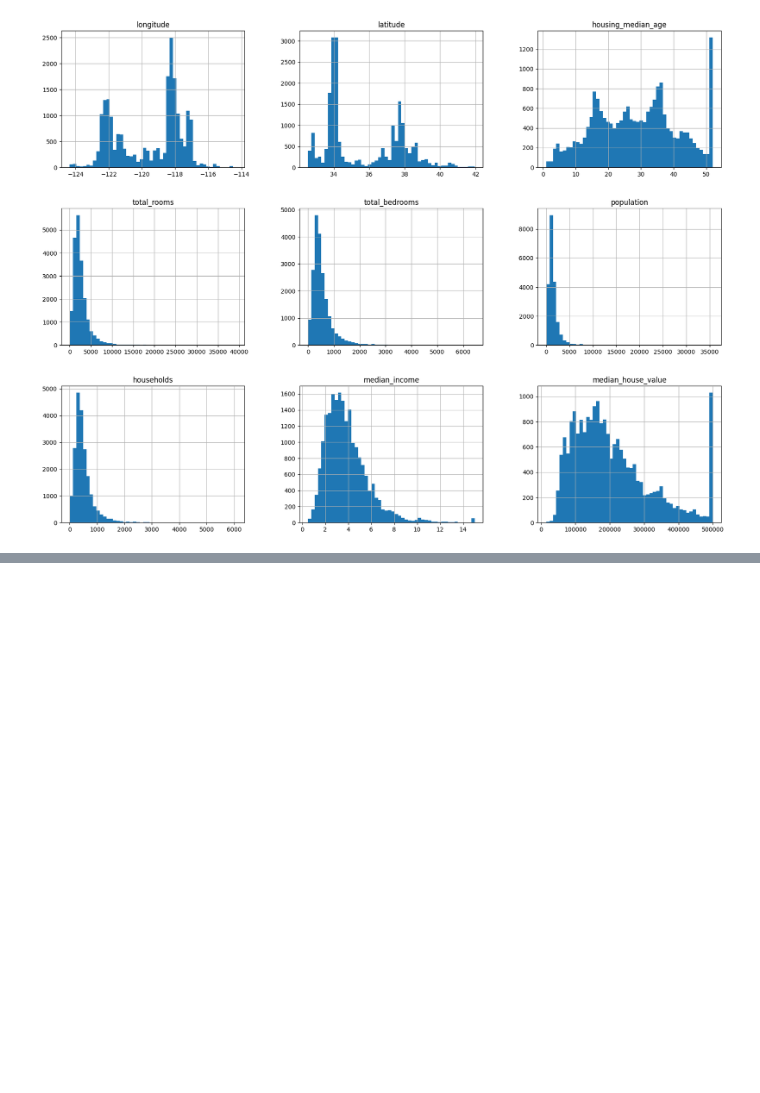
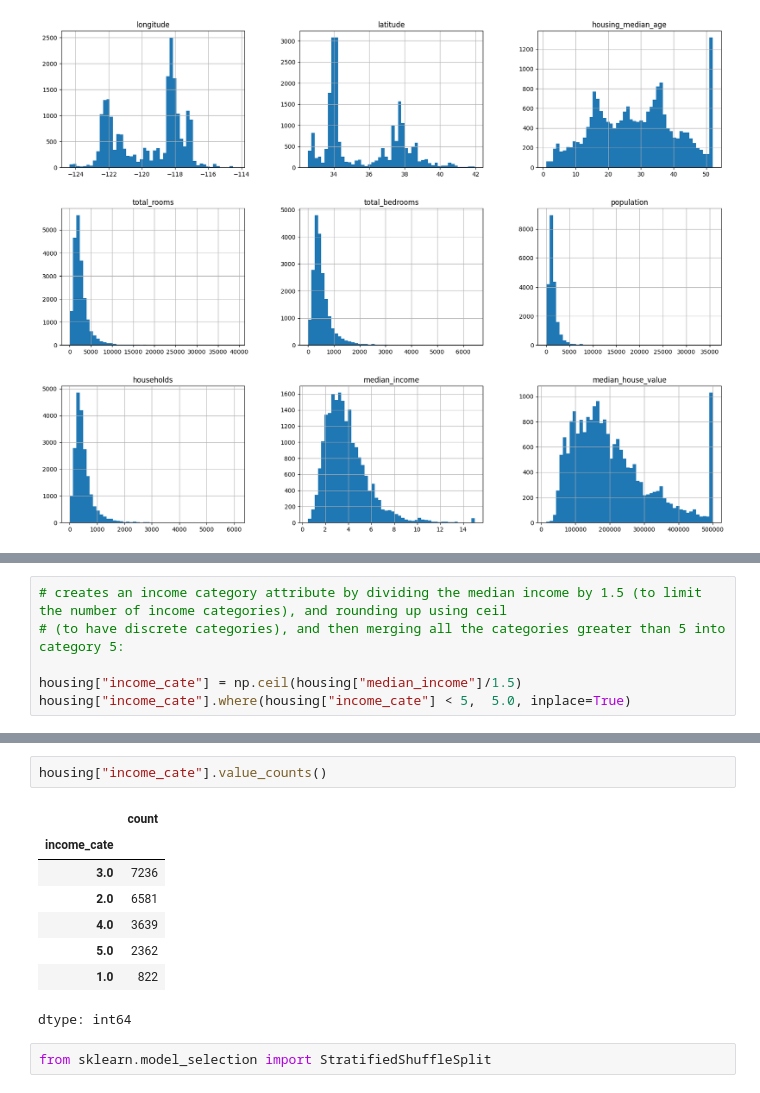
Before and after one commit to Aniebiet1/ML_models, a Jupyter notebook: califonia_housepricing.ipynb, the cells around one changed output, grey strips where cells are left out. Drawn from its saved outputs; the diff is of its cells as text; blank space fills up the shorter version.

```diff
--- a/califonia_housepricing.ipynb
+++ b/califonia_housepricing.ipynb
@@ -111,0 +116,6 @@ train_test_split(housing, test_size=0.25, random_state=50)
+# %%
+# creates an income category attribute by dividing the median income by 1.5 (to limit the number of income categories), and rounding up using ceil
+# (to have discrete categories), and then merging all the categories greater than 5 into category 5:
+
+housing["income_cate"] = np.ceil(housing["median_income"]/1.5)
+housing["income_cate"].where(housing["income_cate"] < 5,  5.0, inplace=True)
@@ -111,0 +129,13 @@ train_test_split(housing, test_size=0.25, random_state=50)
+# %%
+housing["income_cate"].value_counts()
+# %% [output]
+|  | count |
+| income_cate |  |
+| 3.0 | 7236 |
+| 2.0 | 6581 |
+| 4.0 | 3639 |
+| 5.0 | 2362 |
+| 1.0 | 822 |
+dtype: int64
+# %%
+from sklearn.model_selection import StratifiedShuffleSplit
```
Also changed, not shown: parts of 3 cells of this notebook.
